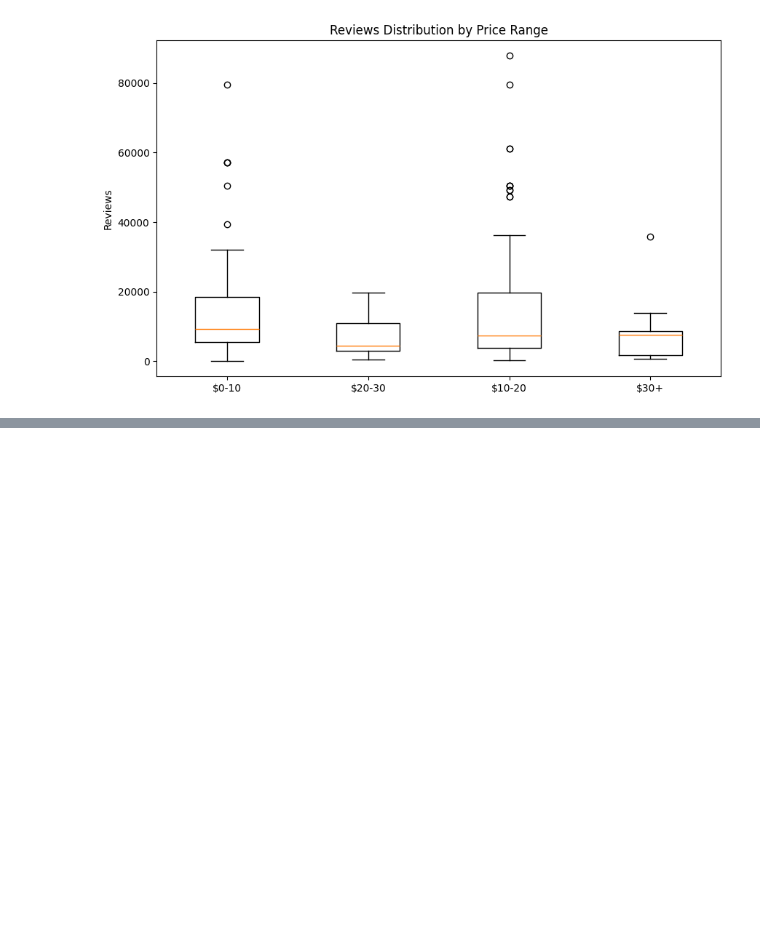
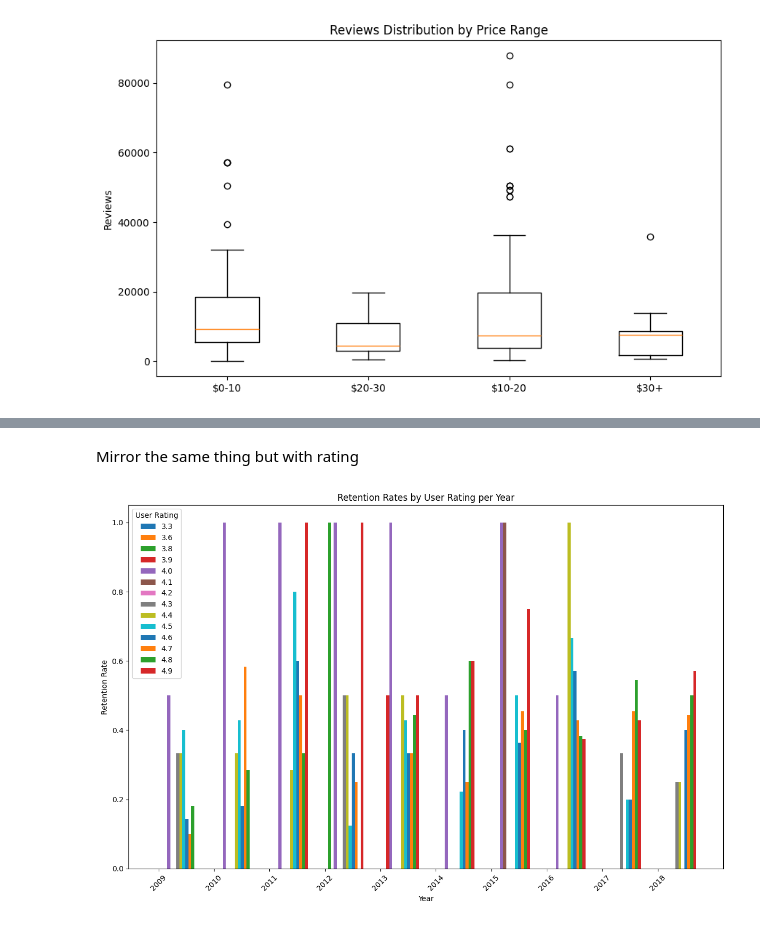
Before and after one commit to Eemkayy/cs210, a Jupyter notebook: FinalProject.ipynb, the cells around one changed output, grey strips where cells are left out. Cells and saved outputs as stored; diff of their text form; code cells hidden in the pictures; blank space fills up the shorter version.

```diff
--- a/FinalProject.ipynb
+++ b/FinalProject.ipynb
@@ -79,0 +94,6 @@ display
+# %% [markdown]
+Mirror the same thing but with rating
+# %%
+plot_retention_rate_by_criteria(df, 'User Rating', 'User Rating') # NEEDS CUTTING
+# %% [output]
+[figure, added]
```
Also changed, not shown: parts of 5 cells of this notebook, 1 other file.
